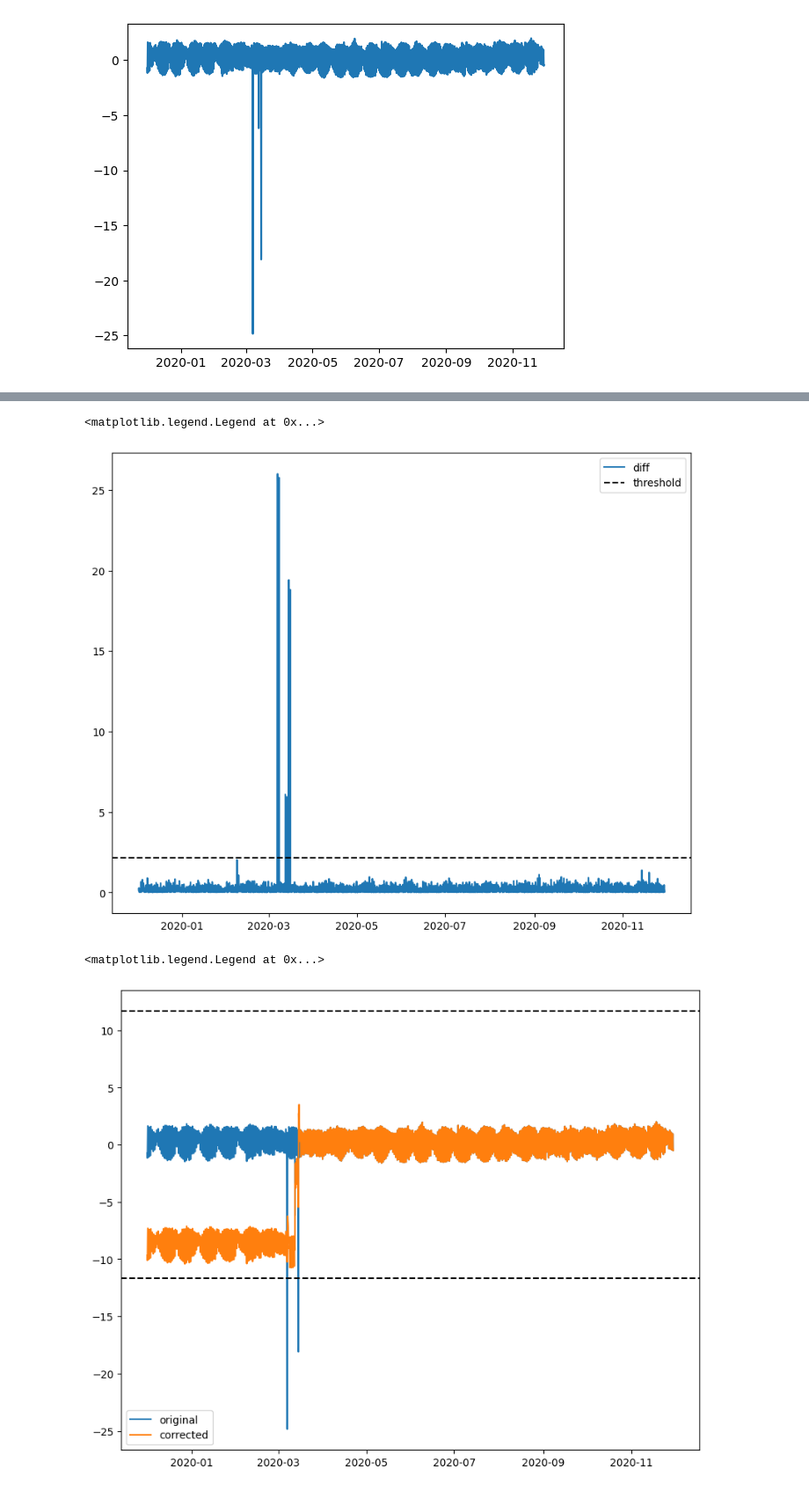
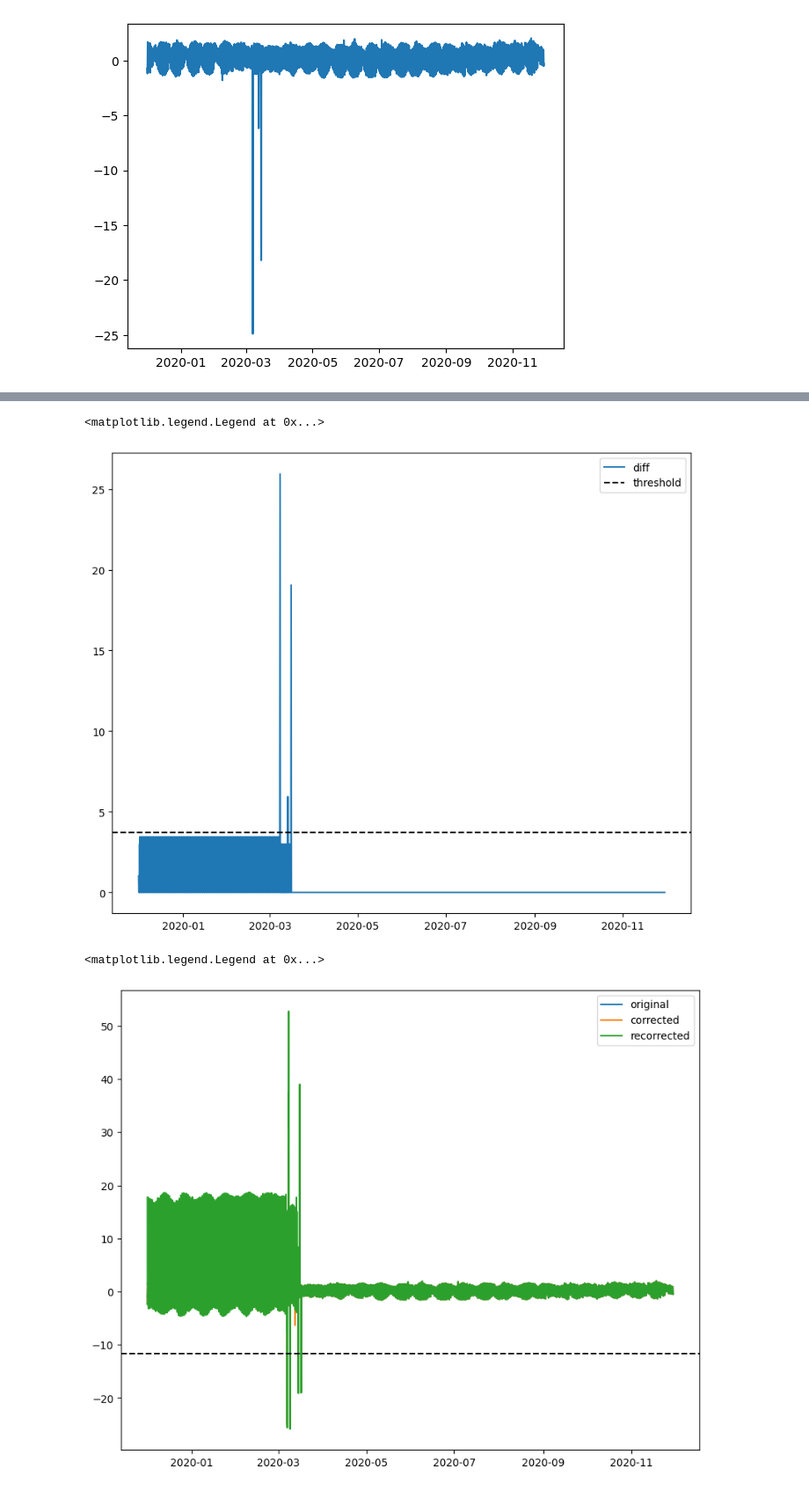
Before and after one commit to tanaponwet/salinity-predictive-system, a Jupyter notebook: water.ipynb, the cells around one changed output, grey strips where cells are left out. Shown at 88% size. Drawn from its saved outputs; the diff is of its cells as text; code cells hidden in the pictures.

```diff
--- a/water.ipynb
+++ b/water.ipynb
@@ -99,4 +118,6 @@ df_train
 # %%
-df_train["water_diff"] = df_train["water"] - df_train["water"].shift(periods=24)
+df_train["water_diff"] = df_train["water"] - df_train["water"].shift(periods=144)
+# %%
+df_train["water_diff"] = df_train["water_new"] - df_train["water"]
 # %%
 plt.figure(figsize=(10,8))
@@ -109,20 +130,23 @@ plt.legend()
 # %%
 plt.figure(figsize=(10,8))
 plt.plot(df_train["date_time"],df_train["water_diff"].abs(),label = "diff")
-plt.axhline(y = df_train["water_diff"].abs().mean() * 7.5, color = "k", linestyle = "--", label="threshold")
+plt.axhline(y = df_train["water_diff"].abs().mean() * 25, color = "k", linestyle = "--", label="threshold")
 plt.legend()
 # %% [output]
 <matplotlib.legend.Legend at 0x...>
-[figure, old version]
+[figure, new version]
 # %%
-df_train["water_new"] = correct_season(df_train,"water",7.5,24)
+df_train["water_new"] = correct_season(df_train,"water",10,144)
+# %%
+df_train["water_renew"] = correct_season(df_train,"water_new",25,144)
 # %%
 plt.figure(figsize=(10,8))
 plt.plot(df_train["date_time"],df_train["water"],label = "original")
 plt.plot(df_train["date_time"],df_train["water_new"],label = "corrected")
+
 plt.axhline(y = -11.65, color = "k", linestyle = "--")
-plt.axhline(y = 11.65, color = "k", linestyle = "--")
+# plt.axhline(y = 11.65, color = "k", linestyle = "--")
 plt.legend()
 # %% [output]
 <matplotlib.legend.Legend at 0x...>
-[figure, old version]
+[figure, new version]
```
Also changed, not shown: parts of 15 cells of this notebook, 1 other file.
